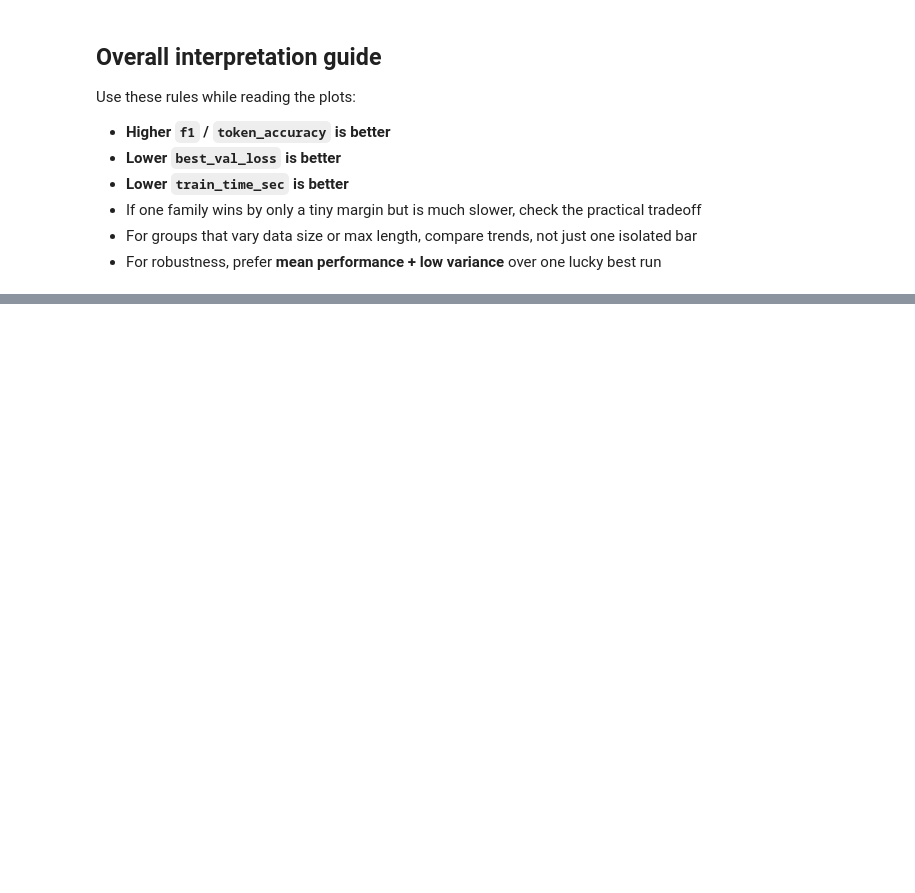
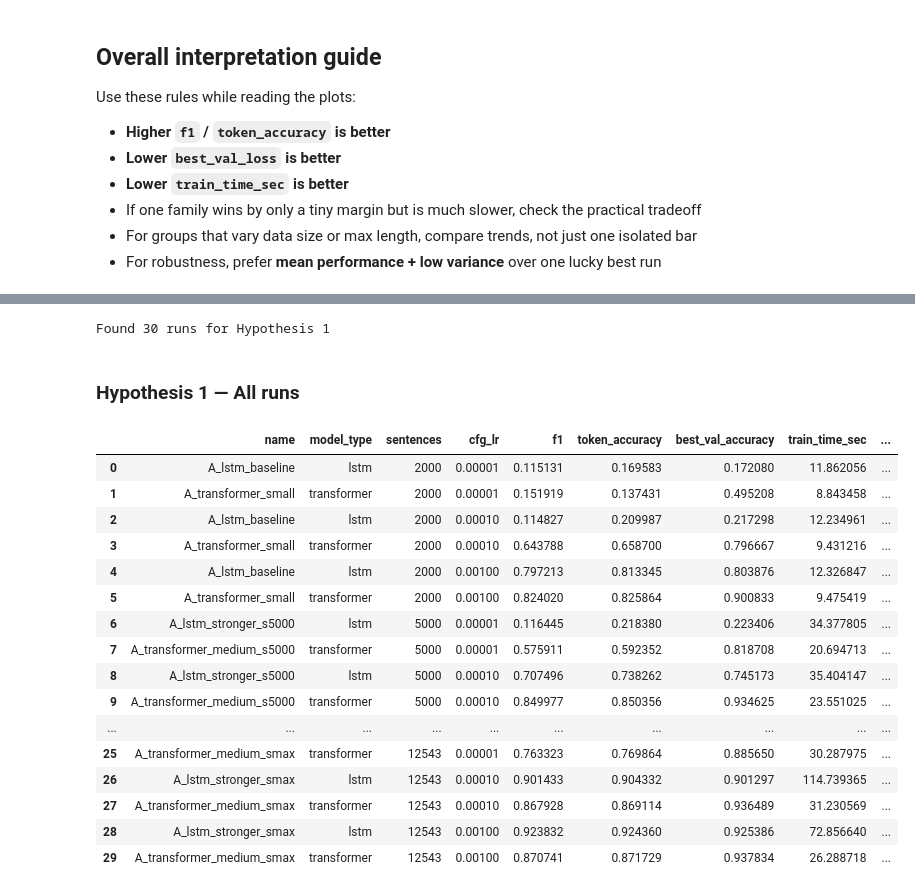
Before and after one commit to DanH3re/ml-project, a Jupyter notebook: src/pos_hypothesis_explorer.ipynb, the cells around one changed output, grey strips where cells are left out. Cells and saved outputs as stored; diff of their text form; code cells hidden in the pictures; blank space fills up the shorter version.

```diff
--- a/src/pos_hypothesis_explorer.ipynb
+++ b/src/pos_hypothesis_explorer.ipynb
@@ -1021,0 +317,36 @@ if not df.empty:
+# %%
+# Filter data for Hypothesis 1
+h1_data = df[df["hypothesis"] == "H1_transformer_beats_lstm_default"].copy()
+
+if h1_data.empty:
+    print("No H1 data found yet. Run experiments with hypothesis='H1_transformer_beats_lstm_default' in config.")
+else:
+    print(f"Found {len(h1_data)} runs for Hypothesis 1")
+    display(Markdown("### Hypothesis 1 — All runs"))
+    display_cols = [
+        "name", "model_type", "sentences", "cfg_lr",
+        "f1", "token_accuracy", "best_val_accuracy",
+        "train_time_sec", "num_params"
+    ]
+    display_cols = [c for c in display_cols if c in h1_data.columns]
+    display(h1_data[display_cols].sort_values(["sentences", "cfg_lr", "model_type"]).reset_index(drop=True))
+# %% [output]
+Found 30 runs for Hypothesis 1
+### Hypothesis 1 — All runs
+|  | name | model_type | sentences | cfg_lr | f1 | token_accuracy | best_val_accuracy | train_time_sec | ... |
+| 0 | A_lstm_baseline | lstm | 2000 | 0.00001 | 0.115131 | 0.169583 | 0.172080 | 11.862056 | ... |
+| 1 | A_transformer_small | transformer | 2000 | 0.00001 | 0.151919 | 0.137431 | 0.495208 | 8.843458 | ... |
+| 2 | A_lstm_baseline | lstm | 2000 | 0.00010 | 0.114827 | 0.209987 | 0.217298 | 12.234961 | ... |
+| 3 | A_transformer_small | transformer | 2000 | 0.00010 | 0.643788 | 0.658700 | 0.796667 | 9.431216 | ... |
+| 4 | A_lstm_baseline | lstm | 2000 | 0.00100 | 0.797213 | 0.813345 | 0.803876 | 12.326847 | ... |
+| 5 | A_transformer_small | transformer | 2000 | 0.00100 | 0.824020 | 0.825864 | 0.900833 | 9.475419 | ... |
+| 6 | A_lstm_stronger_s5000 | lstm | 5000 | 0.00001 | 0.116445 | 0.218380 | 0.223406 | 34.377805 | ... |
+| 7 | A_transformer_medium_s5000 | transformer | 5000 | 0.00001 | 0.575911 | 0.592352 | 0.818708 | 20.694713 | ... |
+| 8 | A_lstm_stronger_s5000 | lstm | 5000 | 0.00010 | 0.707496 | 0.738262 | 0.745173 | 35.404147 | ... |
+| 9 | A_transformer_medium_s5000 | transformer | 5000 | 0.00010 | 0.849977 | 0.850356 | 0.934625 | 23.551025 | ... |
+| ... | ... | ... | ... | ... | ... | ... | ... | ... | ... |
+| 25 | A_transformer_medium_smax | transformer | 12543 | 0.00001 | 0.763323 | 0.769864 | 0.885650 | 30.287975 | ... |
+| 26 | A_lstm_stronger_smax | lstm | 12543 | 0.00010 | 0.901433 | 0.904332 | 0.901297 | 114.739365 | ... |
+| 27 | A_transformer_medium_smax | transformer | 12543 | 0.00010 | 0.867928 | 0.869114 | 0.936489 | 31.230569 | ... |
+| 28 | A_lstm_stronger_smax | lstm | 12543 | 0.00100 | 0.923832 | 0.924360 | 0.925386 | 72.856640 | ... |
+| 29 | A_transformer_medium_smax | transformer | 12543 | 0.00100 | 0.870741 | 0.871729 | 0.937834 | 26.288718 | ... |
```
Also changed, not shown: parts of 30 cells of this notebook, 27 other files.
